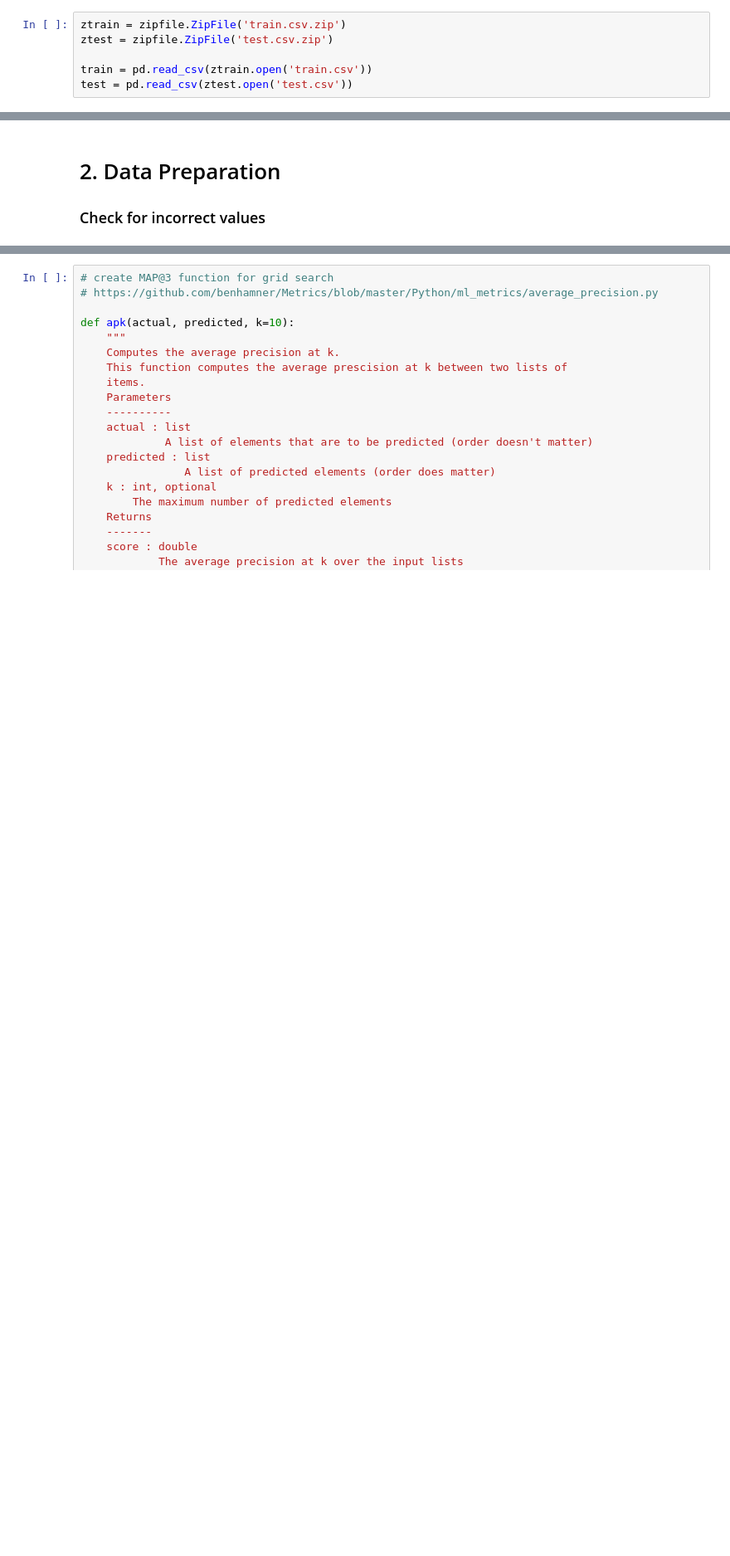
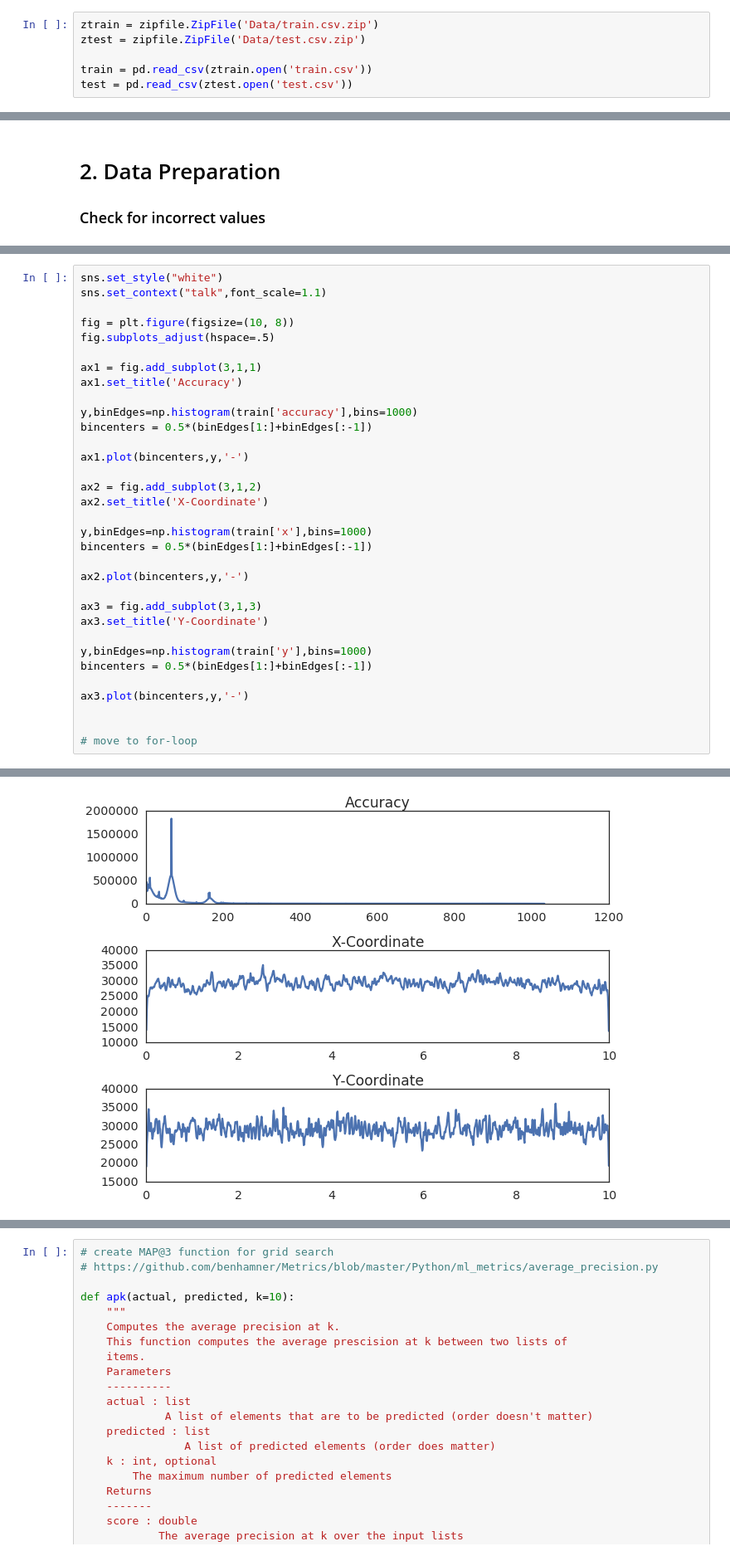
Before and after one commit to derekhalliwell/Kaggle_Facebook_Recruiting_V, a Jupyter notebook: FB_Derek_Halliwell.ipynb, the cells around one changed output, grey strips where cells are left out. Shown: that part at 83% size. Saved outputs shown, nothing was run; the diff lists cells and outputs as text; blank space fills up the shorter version.

Commit message:
data expl

```diff
--- a/FB_Derek_Halliwell.ipynb
+++ b/FB_Derek_Halliwell.ipynb
@@ -9,8 +40,8 @@ import math
 # %% [markdown]
 # 1. Import Data
 # %%
-ztrain = zipfile.ZipFile('train.csv.zip')
-ztest = zipfile.ZipFile('test.csv.zip')
+ztrain = zipfile.ZipFile('Data/train.csv.zip')
+ztest = zipfile.ZipFile('Data/test.csv.zip')
 
 train = pd.read_csv(ztrain.open('train.csv'))
 test = pd.read_csv(ztest.open('test.csv'))
@@ -90,0 +154,34 @@ memory usage: 1.4 GB
+# %%
+sns.set_style("white")
+sns.set_context("talk",font_scale=1.1)
+
+fig = plt.figure(figsize=(10, 8))
+fig.subplots_adjust(hspace=.5)
+
+ax1 = fig.add_subplot(3,1,1)
+ax1.set_title('Accuracy')
+
+y,binEdges=np.histogram(train['accuracy'],bins=1000)
+bincenters = 0.5*(binEdges[1:]+binEdges[:-1])
+
+ax1.plot(bincenters,y,'-')
+
+ax2 = fig.add_subplot(3,1,2)
+ax2.set_title('X-Coordinate')
+
+y,binEdges=np.histogram(train['x'],bins=1000)
+bincenters = 0.5*(binEdges[1:]+binEdges[:-1])
+
+ax2.plot(bincenters,y,'-')
+
+ax3 = fig.add_subplot(3,1,3)
+ax3.set_title('Y-Coordinate')
+
+y,binEdges=np.histogram(train['y'],bins=1000)
+bincenters = 0.5*(binEdges[1:]+binEdges[:-1])
+
+ax3.plot(bincenters,y,'-')
+
+
+# move to for-loop
+# %% [output]
@@ -90,0 +189 @@ memory usage: 1.4 GB
+[figure, added]
```
Also changed, not shown: parts of 41 cells of this notebook.
